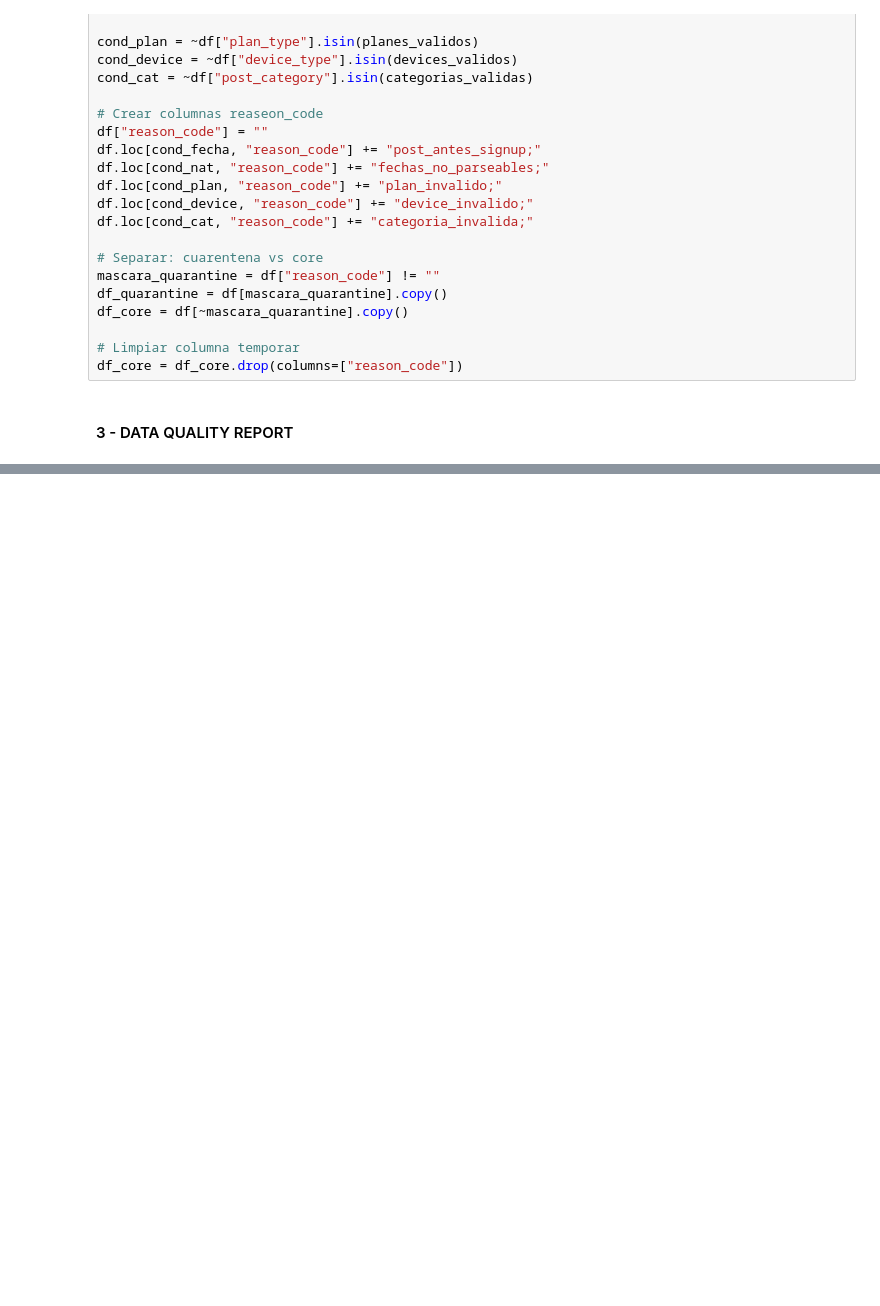
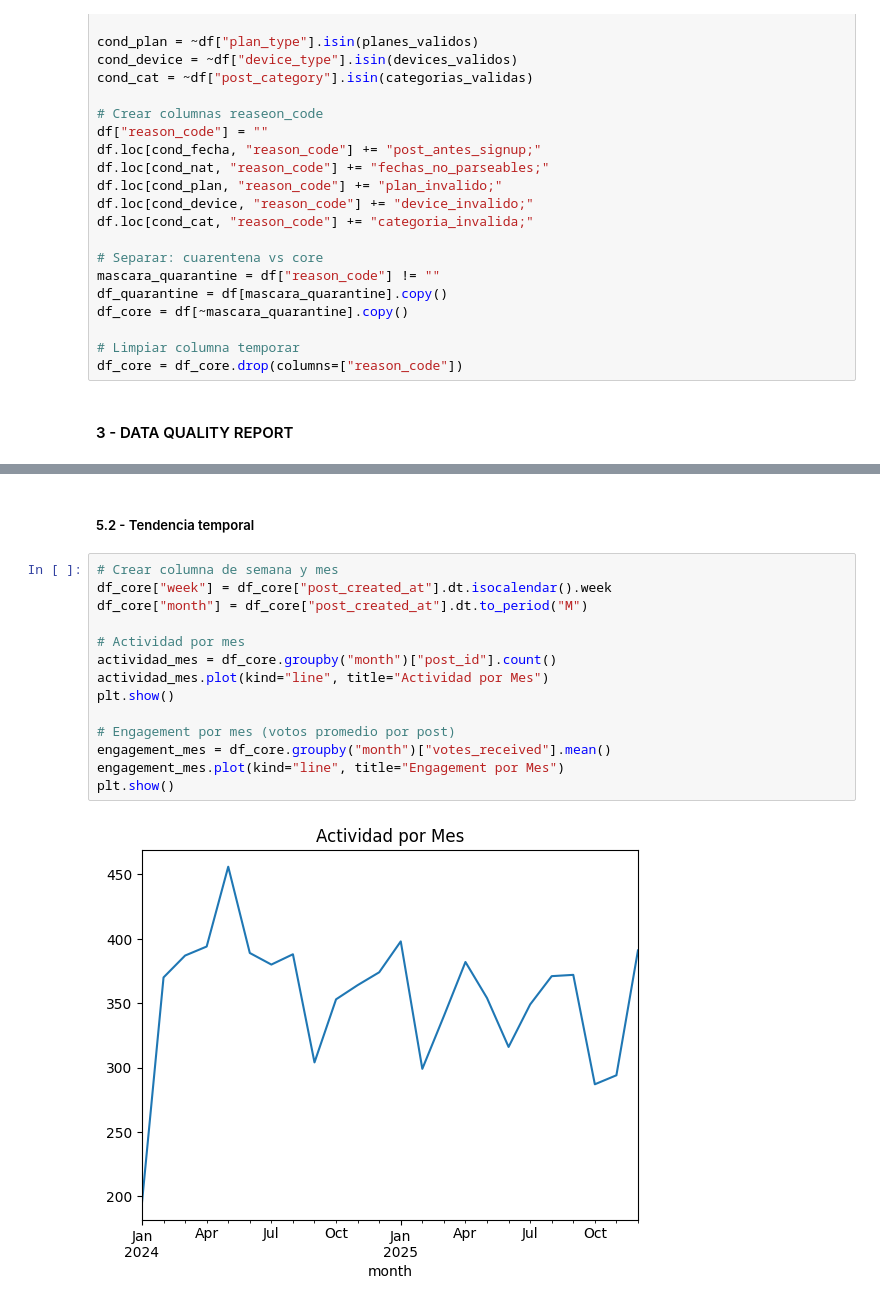
Before and after one commit to da21nny/The_Huddle_Challenge_9_CodePro_4, a Jupyter notebook: test_1.ipynb, the cells around one changed output, grey strips where cells are left out. Drawn from its saved outputs; the diff is of its cells as text; blank space fills up the shorter version.

```diff
--- a/test_1.ipynb
+++ b/test_1.ipynb
@@ -266,0 +399,18 @@ print(pct_mismatches)
+# %% [markdown]
+##### 5.2 - Tendencia temporal
+# %%
+# Crear columna de semana y mes
+df_core["week"] = df_core["post_created_at"].dt.isocalendar().week
+df_core["month"] = df_core["post_created_at"].dt.to_period("M")
+
+# Actividad por mes
+actividad_mes = df_core.groupby("month")["post_id"].count()
+actividad_mes.plot(kind="line", title="Actividad por Mes")
+plt.show()
+
+# Engagement por mes (votos promedio por post)
+engagement_mes = df_core.groupby("month")["votes_received"].mean()
+engagement_mes.plot(kind="line", title="Engagement por Mes")
+plt.show()
+# %% [output]
+[figure, added]
```
Also changed, not shown: parts of 18 cells of this notebook.
